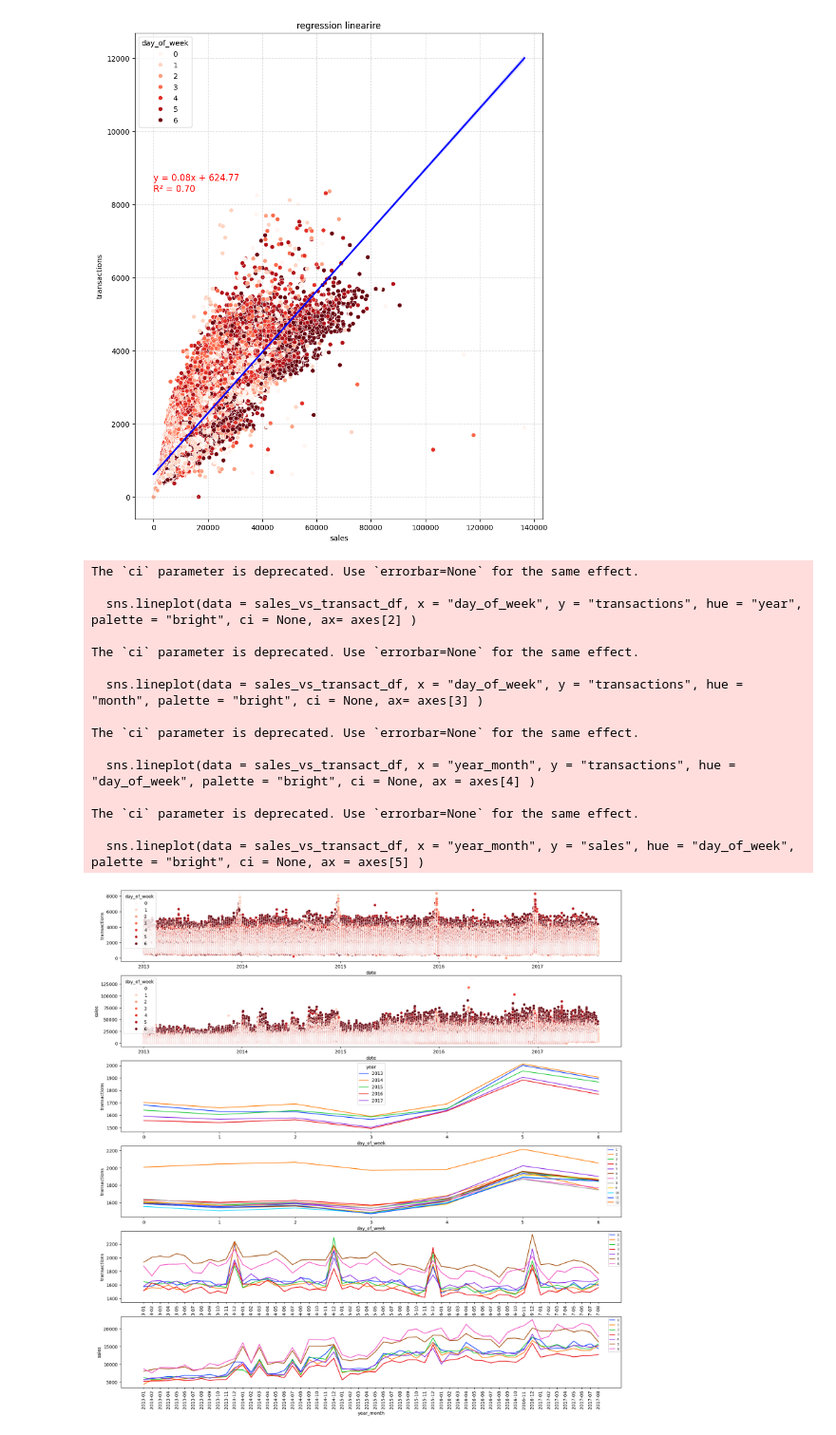
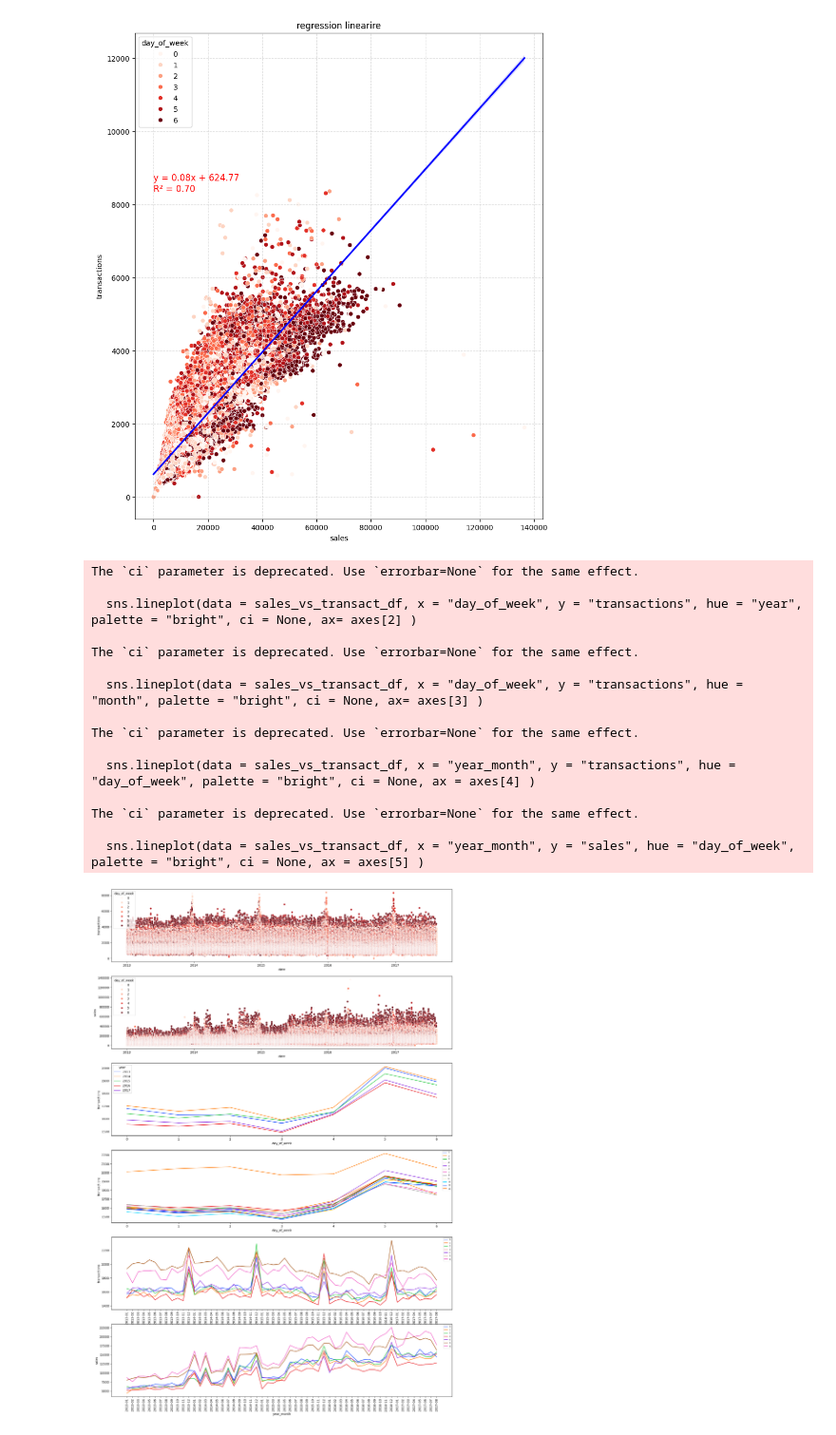
Before and after one commit to Grelatif/Data_Science, a Jupyter notebook: Projects/Temporal_Series/Store_Sales_Forecast/notebooks/notebook.ipynb, the cells around one changed output. Shown at 95% size. Cells and saved outputs as stored; diff of their text form; code cells hidden in the pictures.

```diff
--- a/Projects/Temporal_Series/Store_Sales_Forecast/notebooks/notebook.ipynb
+++ b/Projects/Temporal_Series/Store_Sales_Forecast/notebooks/notebook.ipynb
@@ -448,33 +450,33 @@ plt.show()
 # %% [output]
 [figure]
 # %%
-fig, axes = plt.subplots(ncols = 1, nrows = 6, figsize = (30,20) )
+fig, axes = plt.subplots(ncols = 1, nrows = 6, figsize = (20, 30) )
 sns.scatterplot(data = sales_vs_transact_df, x = "date", y= "transactions", hue = "day_of_week" , ax=axes[0], palette = "Reds")
 sns.scatterplot(data = sales_vs_transact_df, x = "date", y= "sales", hue = "day_of_week" , ax=axes[1], palette = "Reds")
 sns.lineplot(data = sales_vs_transact_df, x = "day_of_week", y = "transactions", hue = "year", palette = "bright", ci = None, ax= axes[2] )
 sns.lineplot(data = sales_vs_transact_df, x = "day_of_week", y = "transactions", hue = "month", palette = "bright", ci = None, ax= axes[3] )
 axes[3].legend(fontsize=6,title_fontsize=10, labelspacing=0.7)
 sns.lineplot(data = sales_vs_transact_df, x = "year_month", y = "transactions", hue = "day_of_week", palette = "bright", ci = None, ax = axes[4] )
 axes[4].tick_params(axis='x', rotation=90)
 axes[4].legend(fontsize=6,title_fontsize=10, labelspacing=0.7)
 sns.lineplot(data = sales_vs_transact_df, x = "year_month", y = "sales", hue = "day_of_week", palette = "bright", ci = None, ax = axes[5] )
 axes[5].tick_params(axis='x', rotation=90)
 axes[5].legend(fontsize=6,title_fontsize=10, labelspacing=0.7)
 plt.show()
 # %% [output]
 The `ci` parameter is deprecated. Use `errorbar=None` for the same effect.
 
   sns.lineplot(data = sales_vs_transact_df, x = "day_of_week", y = "transactions", hue = "year", palette = "bright", ci = None, ax= axes[2] )
 
 The `ci` parameter is deprecated. Use `errorbar=None` for the same effect.
 
   sns.lineplot(data = sales_vs_transact_df, x = "day_of_week", y = "transactions", hue = "month", palette = "bright", ci = None, ax= axes[3] )
 
 The `ci` parameter is deprecated. Use `errorbar=None` for the same effect.
 
   sns.lineplot(data = sales_vs_transact_df, x = "year_month", y = "transactions", hue = "day_of_week", palette = "bright", ci = None, ax = axes[4] )
 
 The `ci` parameter is deprecated. Use `errorbar=None` for the same effect.
 
   sns.lineplot(data = sales_vs_transact_df, x = "year_month", y = "sales", hue = "day_of_week", palette = "bright", ci = None, ax = axes[5] )
-[figure, old version]
+[figure, new version]
```
Also changed, not shown: parts of 7 cells of this notebook.
